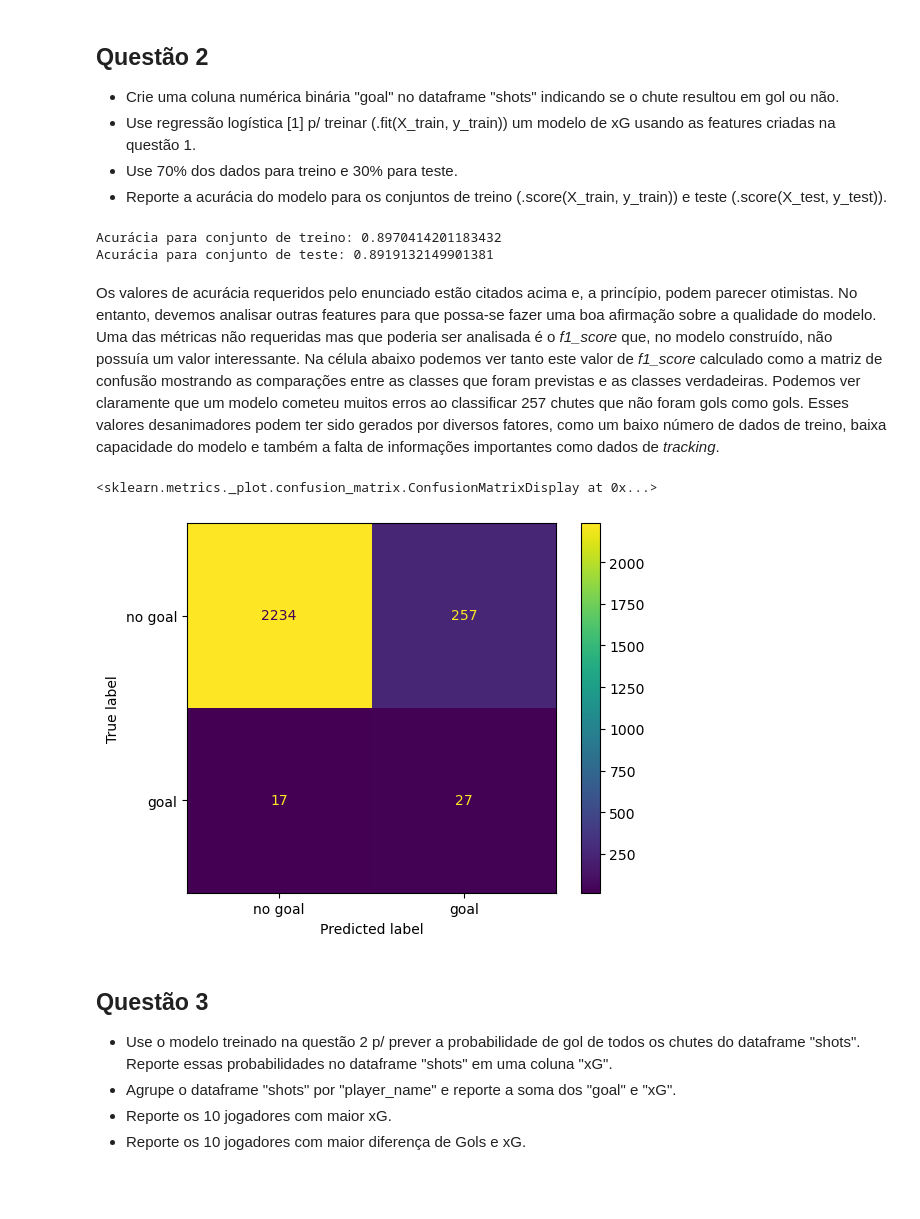
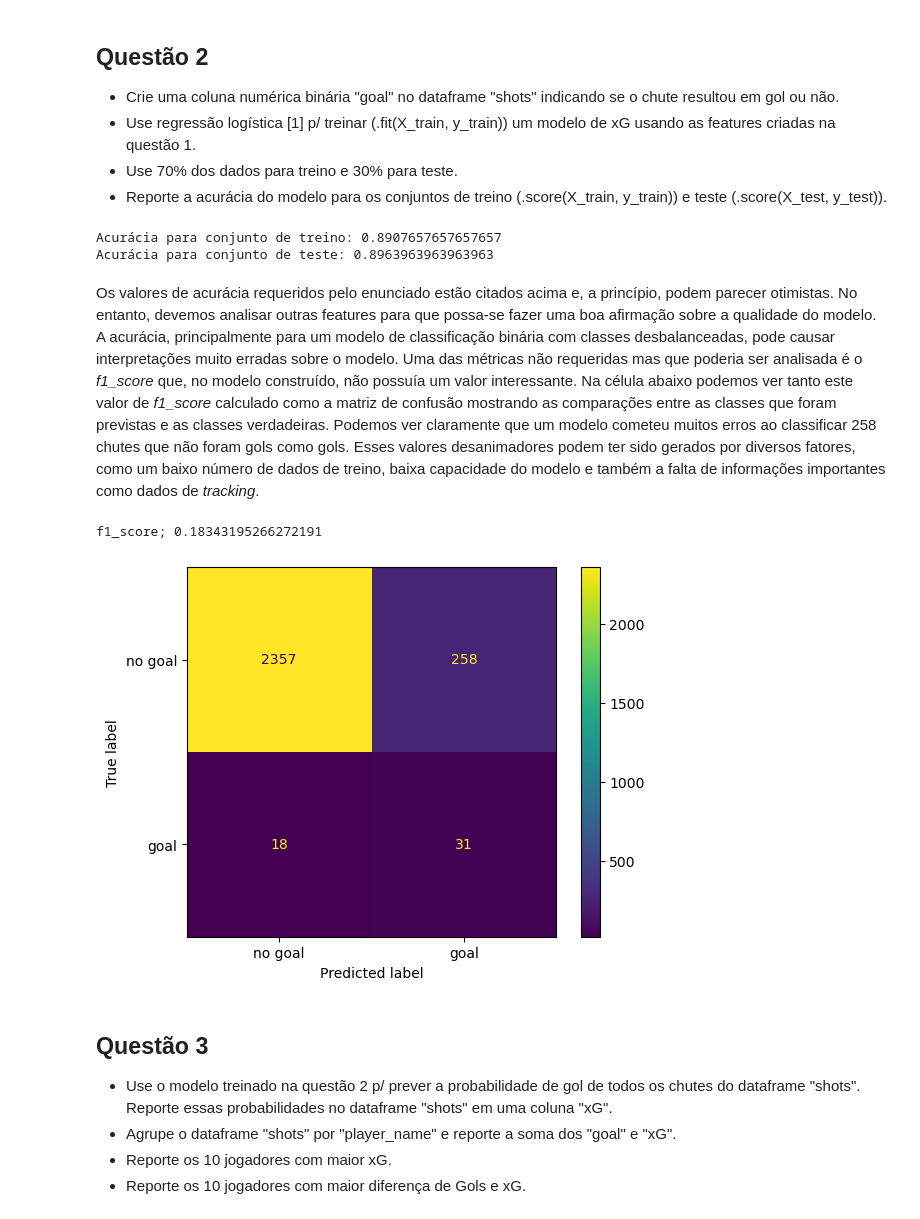
Before and after one commit to lframosferreira/soccer-analytics-notebooks, a Jupyter notebook: atv04/luis_felipe_ramos_ferreira.ipynb, the cells around one changed output. Cells and saved outputs as stored; diff of their text form; code cells hidden in the pictures; blank space fills up the shorter version.

Commit message:
[FIX] now penalty kicks are used to the xG model

```diff
--- a/atv04/luis_felipe_ramos_ferreira.ipynb
+++ b/atv04/luis_felipe_ramos_ferreira.ipynb
@@ -89,7 +89,7 @@ UPPER_CROSSBAR_Y: int = 38
 LOWER_CROSSBAR_X: int = 105
 LOWER_CROSSBAR_Y: int = 30
 # %%
-shots: pd.DataFrame = spadl.query('type_name == "shot"').copy()
+shots: pd.DataFrame = spadl.query('type_name in ("shot", "shot_freekick", "shot_penalty")').copy()
 
 shots["distance_to_goal"] = np.sqrt((shots["start_x"] - GOAL_CENTER_X) ** 2 + (shots["start_y"] - GOAL_CENTER_Y) ** 2)
 
@@ -141,17 +141,19 @@ y_pred = clf.predict(X_test)
 print(f"Acurácia para conjunto de treino: {clf.score(X_train, y_train)}")
 print(f"Acurácia para conjunto de teste: {clf.score(X_test, y_test)}")
 # %% [output]
-Acurácia para conjunto de treino: 0.8970414201183432
-Acurácia para conjunto de teste: 0.8919132149901381
+Acurácia para conjunto de treino: 0.8907657657657657
+Acurácia para conjunto de teste: 0.8963963963963963
 # %% [markdown]
-Os valores de acurácia requeridos pelo enunciado estão citados acima e, a princípio, podem parecer otimistas. No entanto, devemos analisar outras features para que possa-se fazer uma boa afirmação sobre a qualidade do modelo. Uma das métricas não requeridas mas que poderia ser analisada é o *f1_score* que, no modelo construído, não possuía um valor interessante. Na célula abaixo podemos ver tanto este valor de *f1_score* calculado como a matriz de confusão mostrando as comparações entre as classes que foram previstas e as classes verdadeiras. Podemos ver claramente que um modelo cometeu muitos erros ao classificar 257 chutes que não foram gols como gols. Esses valores desanimadores podem ter sido gerados por diversos fatores, como um baixo número de dados de treino, baixa capacidade do modelo e também a falta de informações importantes como dados de *tracking*.
+Os valores de acurácia requeridos pelo enunciado estão citados acima e, a princípio, podem parecer otimistas. No entanto, devemos analisar outras features para que possa-se fazer uma boa afirmação sobre a qualidade do modelo. A acurácia, principalmente para um modelo de classificação binária com classes desbalanceadas, pode causar interpretações muito erradas sobre o modelo. Uma das métricas não requeridas mas que poderia ser analisada é o *f1_score* que, no modelo construído, não possuía um valor interessante. Na célula abaixo podemos ver tanto este valor de *f1_score* calculado como a matriz de confusão mostrando as comparações entre as classes que foram previstas e as classes verdadeiras. Podemos ver claramente que um modelo cometeu muitos erros ao classificar 258 chutes que não foram gols como gols. Esses valores desanimadores podem ter sido gerados por diversos fatores, como um baixo número de dados de treino, baixa capacidade do modelo e também a falta de informações importantes como dados de *tracking*.
 # %%
-confusion_matrix: np.array = metrics.confusion_matrix(clf.predict(X_test), y_test)
+y_pred: np.array = clf.predict(X_test)
+confusion_matrix: np.array = metrics.confusion_matrix(y_pred, y_test)
 cm_display = metrics.ConfusionMatrixDisplay(confusion_matrix = confusion_matrix, display_labels = ["no goal", "goal"])
 cm_display.plot()
+print(f"f1_score; {metrics.f1_score(y_pred, y_test)}")
 # %% [output]
-<sklearn.metrics._plot.confusion_matrix.ConfusionMatrixDisplay at 0x...>
+f1_score; 0.18343195266272191
-[figure, old version]
+[figure, new version]
 # %% [markdown]
 ## Questão 3
 - Use o modelo treinado na questão 2 p/ prever a probabilidade de gol de todos os chutes do dataframe "shots". Reporte essas probabilidades no dataframe "shots" em uma coluna "xG".
```
Also changed, not shown: parts of 3 cells of this notebook, 1 other file.
